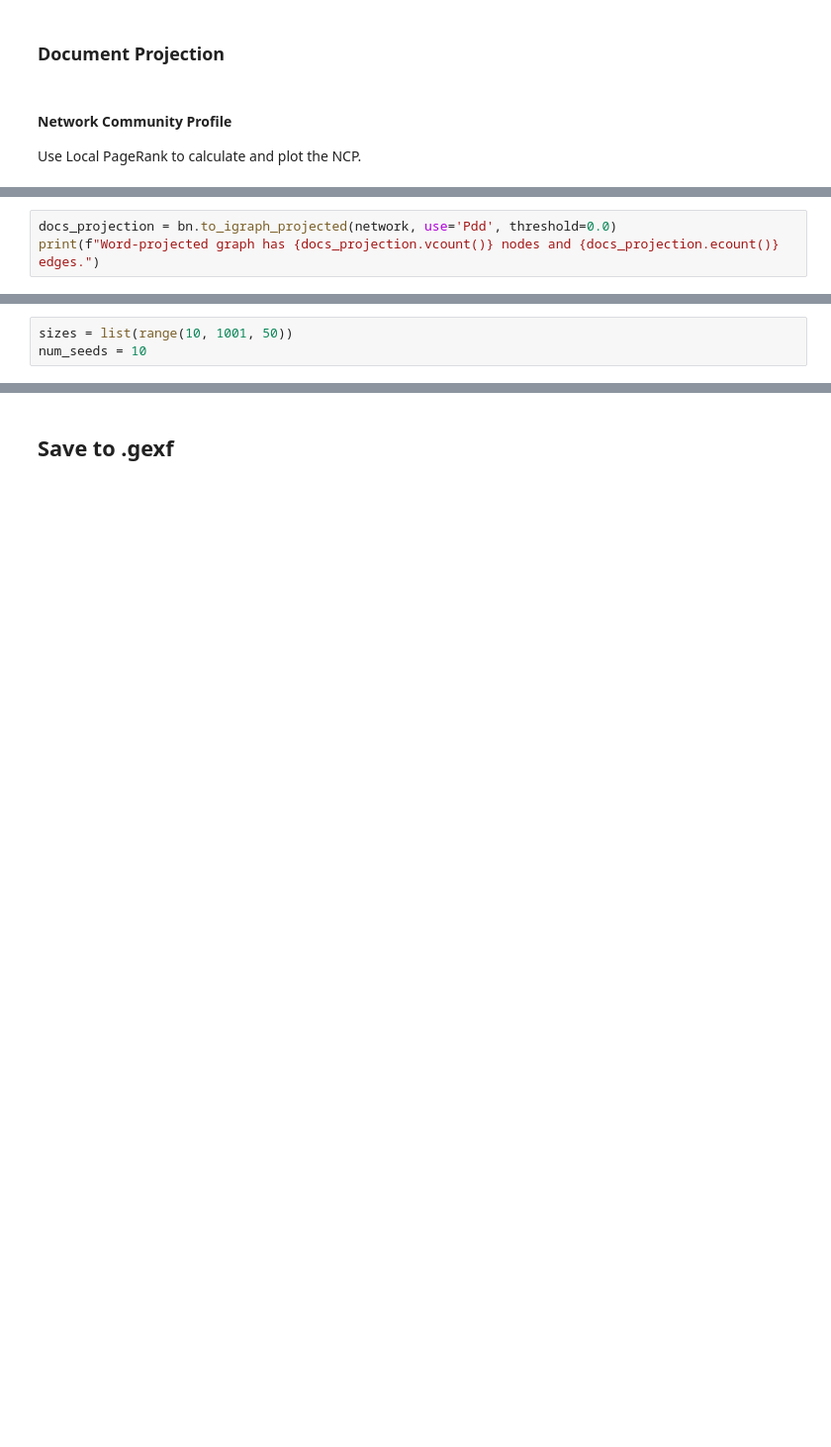
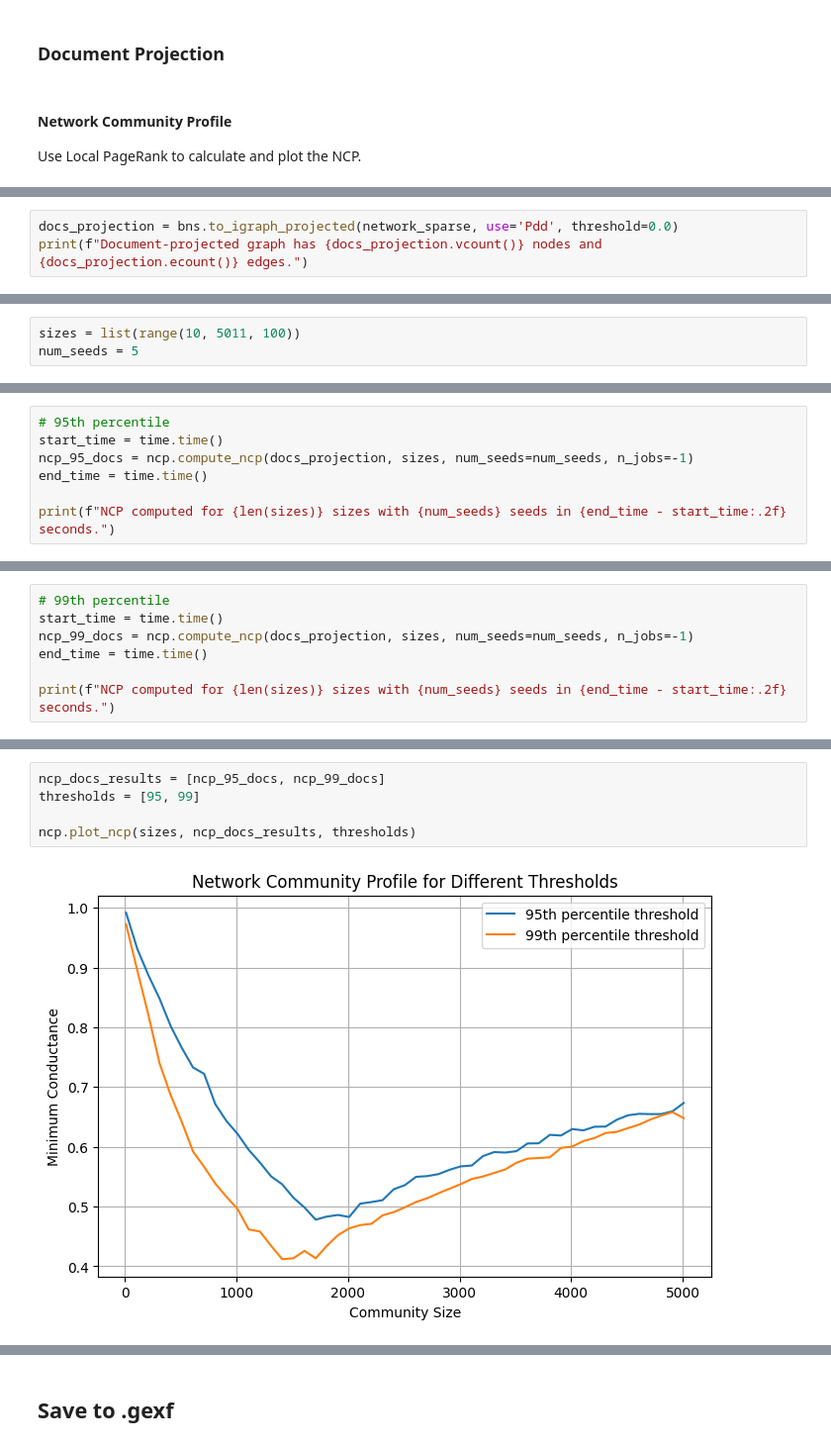
Before and after one commit to mikaelpoli/after-the-vote-network, a Jupyter notebook: build_network.ipynb, the cells around one changed output, grey strips where cells are left out. Shown at 99% size. Saved outputs shown, nothing was run; the diff lists cells and outputs as text; blank space fills up the shorter version.

```diff
--- a/build_network.ipynb
+++ b/build_network.ipynb
@@ -233,4 +296,4 @@ Use Local PageRank to calculate and plot the NCP.
 # %%
-docs_projection = bn.to_igraph_projected(network, use='Pdd', threshold=0.0)
-print(f"Word-projected graph has {docs_projection.vcount()} nodes and {docs_projection.ecount()} edges.")
+docs_projection = bns.to_igraph_projected(network_sparse, use='Pdd', threshold=0.0)
+print(f"Document-projected graph has {docs_projection.vcount()} nodes and {docs_projection.ecount()} edges.")
 # %% [output]
@@ -243,3 +301,3 @@ docs_proj_99 = ncp.threshold_graph(docs_projection, 99)
 # %%
-sizes = list(range(10, 1001, 50))
-num_seeds = 10
+sizes = list(range(10, 5011, 100))
+num_seeds = 5
@@ -252,0 +304,7 @@ print(f"NCP computed for {len(sizes)} sizes with {num_seeds} seeds in {end_time
+# %%
+# 95th percentile
+start_time = time.time()
+ncp_95_docs = ncp.compute_ncp(docs_projection, sizes, num_seeds=num_seeds, n_jobs=-1)
+end_time = time.time()
+
+print(f"NCP computed for {len(sizes)} sizes with {num_seeds} seeds in {end_time - start_time:.2f} seconds.")
@@ -252,0 +329,7 @@ print(f"NCP computed for {len(sizes)} sizes with {num_seeds} seeds in {end_time
+# %%
+# 99th percentile
+start_time = time.time()
+ncp_99_docs = ncp.compute_ncp(docs_projection, sizes, num_seeds=num_seeds, n_jobs=-1)
+end_time = time.time()
+
+print(f"NCP computed for {len(sizes)} sizes with {num_seeds} seeds in {end_time - start_time:.2f} seconds.")
@@ -252,0 +354,7 @@ print(f"NCP computed for {len(sizes)} sizes with {num_seeds} seeds in {end_time
+# %%
+ncp_docs_results = [ncp_95_docs, ncp_99_docs]
+thresholds = [95, 99]
+
+ncp.plot_ncp(sizes, ncp_docs_results, thresholds)
+# %% [output]
+[figure, added]
```
Also changed, not shown: parts of 30 cells of this notebook, 2 other files.
